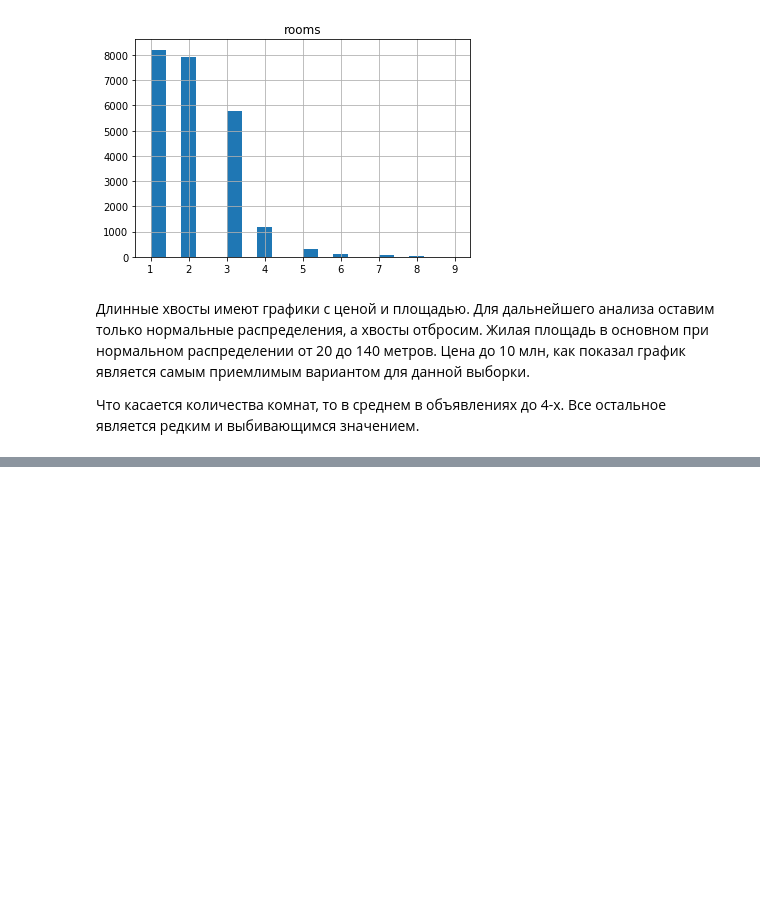
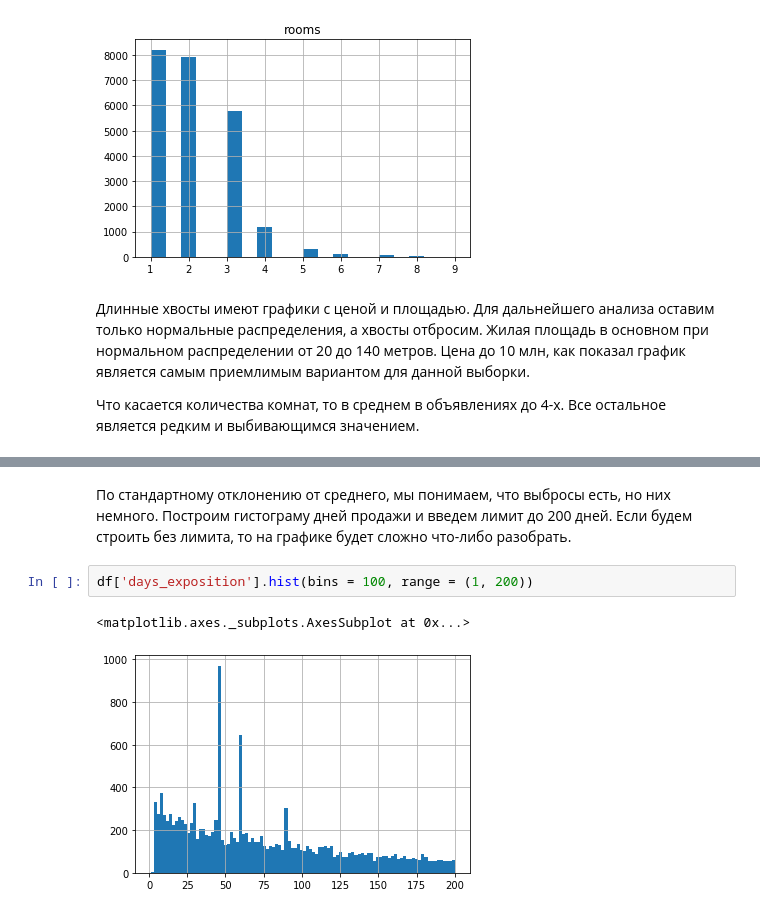
Before and after one commit to ViacheslavPogorelyy/YaP, a Jupyter notebook: part_number_two/project_2.ipynb, the cells around one changed output, grey strips where cells are left out. Saved outputs shown, nothing was run; the diff lists cells and outputs as text; blank space fills up the shorter version.

```diff
--- a/part_number_two/project_2.ipynb
+++ b/part_number_two/project_2.ipynb
@@ -407,0 +477,7 @@ for column in hist_columns:
+# %% [markdown]
+По стандартному отклонению от среднего, мы понимаем, что выбросы есть, но них немного. Построим гистограму дней продажи и введем лимит до 200 дней. Если будем строить без лимита, то на графике будет сложно что-либо разобрать.
+# %%
+df['days_exposition'].hist(bins = 100, range = (1, 200))
+# %% [output]
+<matplotlib.axes._subplots.AxesSubplot at 0x...>
+[figure, added]
```
Also changed, not shown: parts of 15 cells of this notebook.
